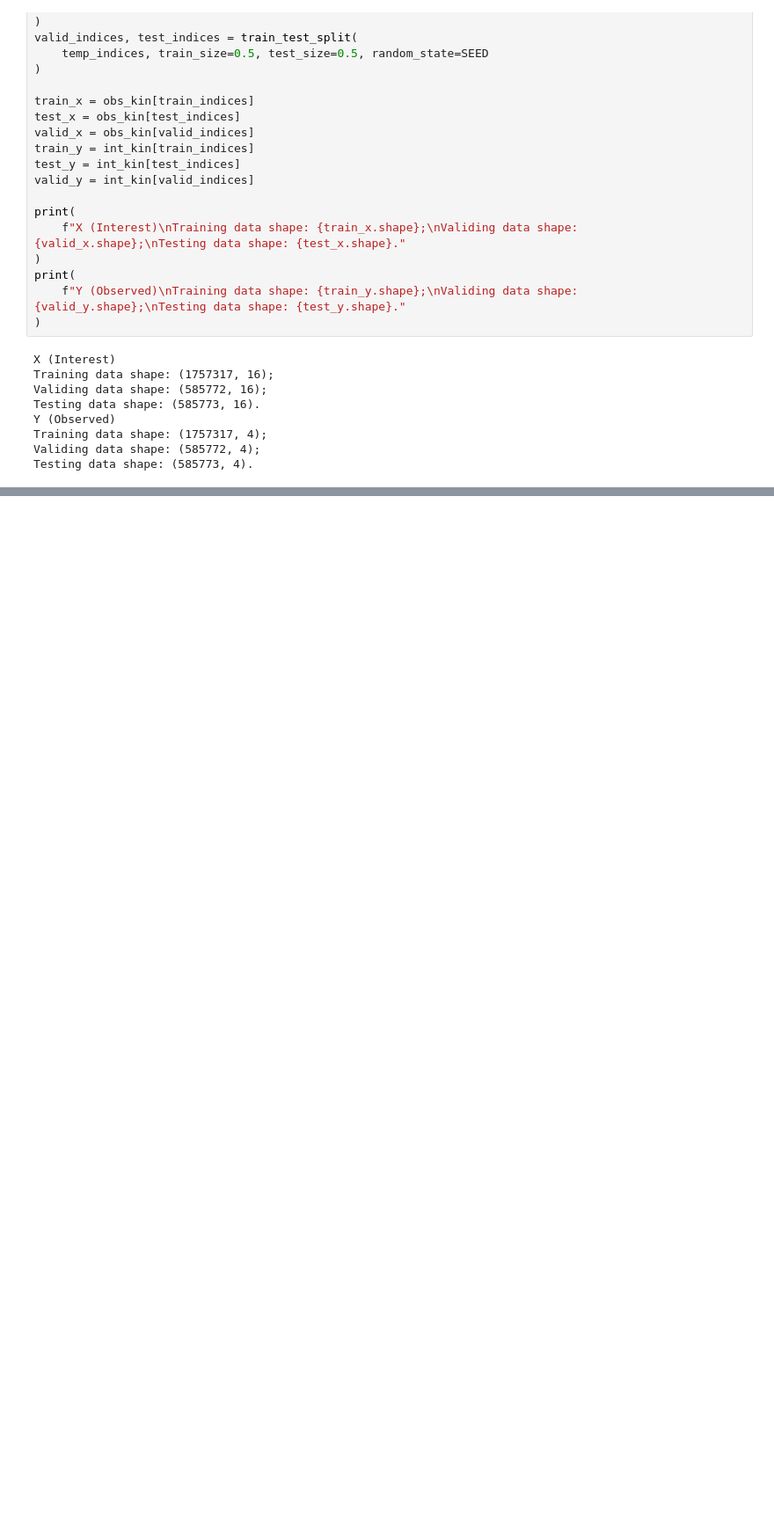
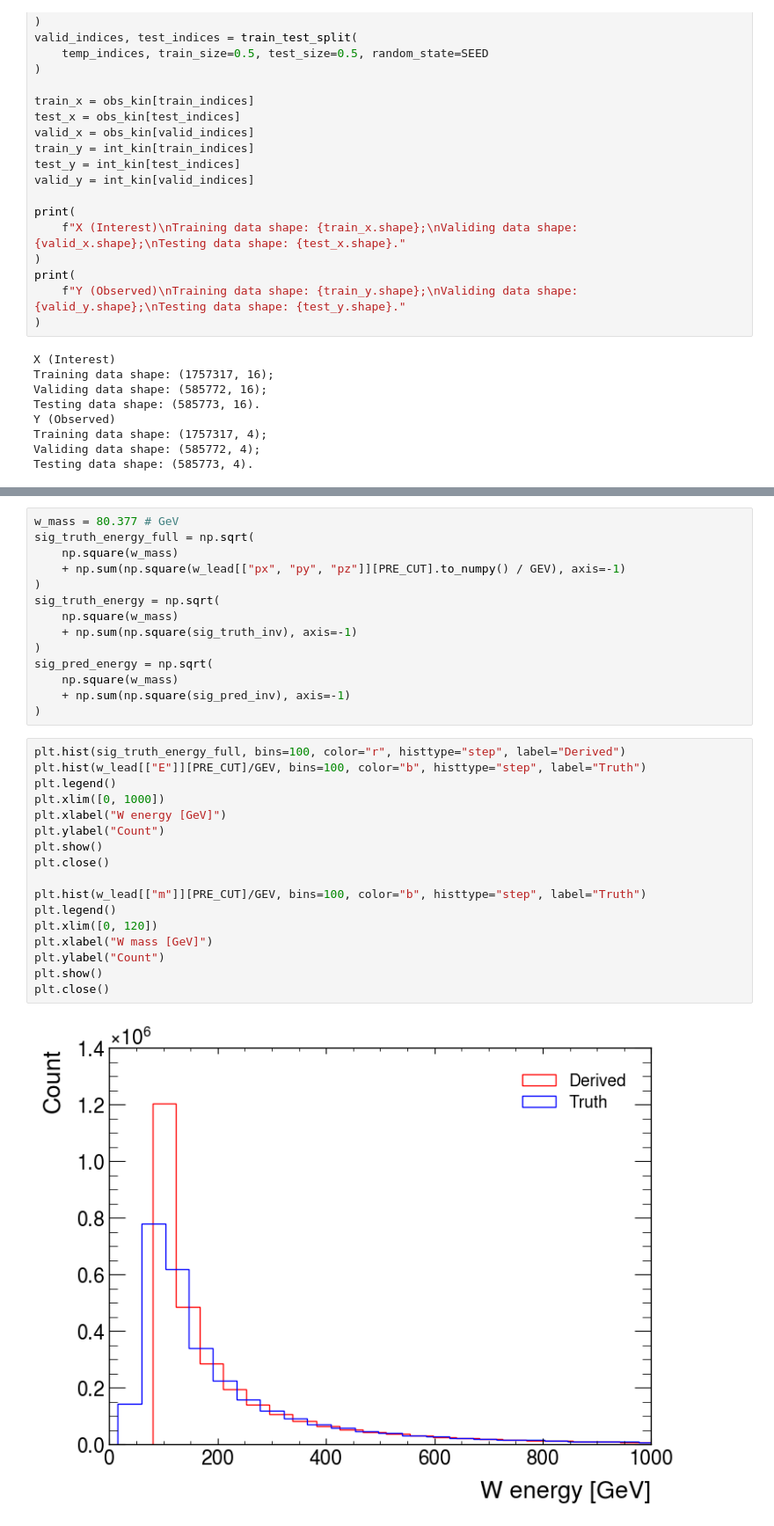
Before and after one commit to yygarypeng/QE-mls, a Jupyter notebook: 4th_trial/DNN_w_sublead_full.ipynb, the cells around one changed output, grey strips where cells are left out. Shown at 88% size. Cells and saved outputs as stored; diff of their text form; blank space fills up the shorter version.

```diff
--- a/4th_trial/DNN_w_sublead_full.ipynb
+++ b/4th_trial/DNN_w_sublead_full.ipynb
@@ -521,0 +531,33 @@ Truth mean: 140.341, std: 162.053, min: 7.208, max: 3217.117
+# %%
+w_mass = 80.377 # GeV
+sig_truth_energy_full = np.sqrt(
+    np.square(w_mass)
+    + np.sum(np.square(w_lead[["px", "py", "pz"]][PRE_CUT].to_numpy() / GEV), axis=-1)
+)
+sig_truth_energy = np.sqrt(
+    np.square(w_mass)
+    + np.sum(np.square(sig_truth_inv), axis=-1)
+)
+sig_pred_energy = np.sqrt(
+    np.square(w_mass)
+    + np.sum(np.square(sig_pred_inv), axis=-1)
+)
+# %%
+plt.hist(sig_truth_energy_full, bins=100, color="r", histtype="step", label="Derived")
+plt.hist(w_lead[["E"]][PRE_CUT]/GEV, bins=100, color="b", histtype="step", label="Truth")
+plt.legend()
+plt.xlim([0, 1000])
+plt.xlabel("W energy [GeV]")
+plt.ylabel("Count")
+plt.show()
+plt.close()
+
+plt.hist(w_lead[["m"]][PRE_CUT]/GEV, bins=100, color="b", histtype="step", label="Truth")
+plt.legend()
+plt.xlim([0, 120])
+plt.xlabel("W mass [GeV]")
+plt.ylabel("Count")
+plt.show()
+plt.close()
+# %% [output]
+[figure, added]
```
Also changed, not shown: parts of 20 cells of this notebook, 1 other file.
